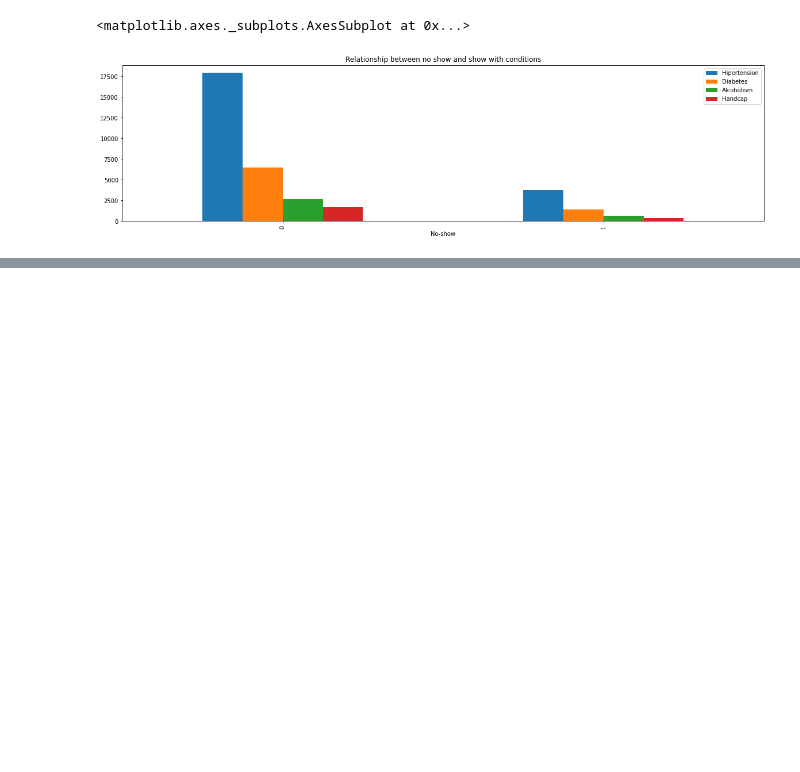
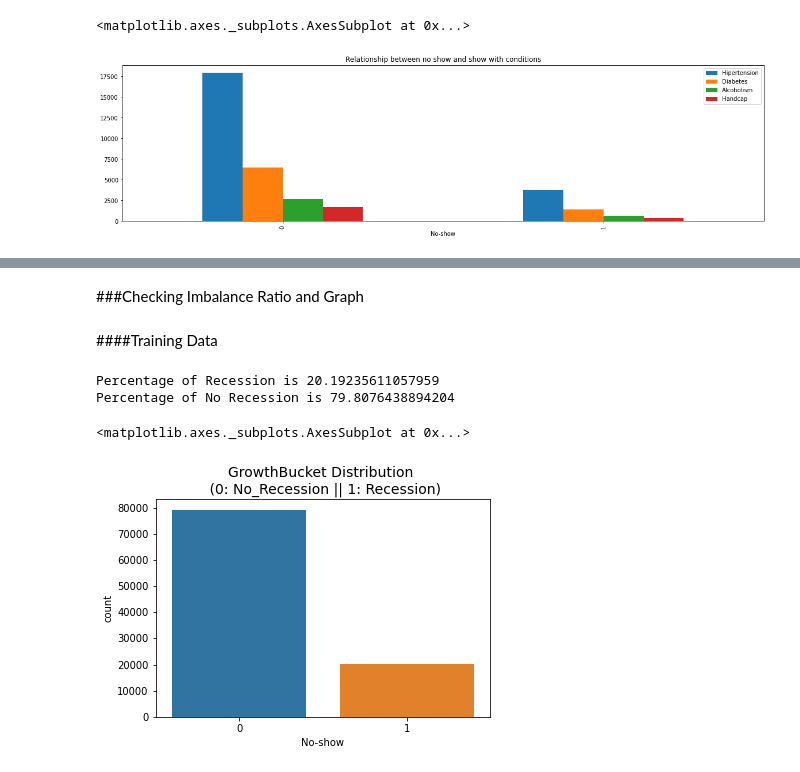
Before and after one commit to thiviyan98/ThiviyanNanthakumarCE888, a Jupyter notebook: Assignment_2/Ass2Data2.ipynb, the cells around one changed output, grey strips where cells are left out. Drawn from its saved outputs; the diff is of its cells as text; code cells hidden in the pictures; blank space fills up the shorter version.

Commit message:
Adapted All steps applied to the second data set the medical one and the medium balanced dataset. Up to Step 3 done.

```diff
--- a/Assignment_2/Ass2Data2.ipynb
+++ b/Assignment_2/Ass2Data2.ipynb
@@ -79,4 +79,4 @@ df[["Neighbourhood"]]=df[["Neighbourhood"]].apply(LabelEncoder().fit_transform)
 #dropped these as they were type str and was not necessary
 # %%
 #dropping these features as they can not be used as they are formatted wrong.
-df.drop(columns=['ScheduledDay','AppointmentDay'])
+df.drop(columns=['ScheduledDay','AppointmentDay'],inplace=True)
@@ -265,0 +262,4 @@ conditions.plot(kind='bar',figsize=(20,5),title='Relationship between no show an
+# %%
+x = df[df.columns[:11]] ##Predictors
+
+y=df['No-show'] ## Target variable
@@ -265,0 +329,12 @@ conditions.plot(kind='bar',figsize=(20,5),title='Relationship between no show an
+# %%
+skf = StratifiedKFold(n_splits=10,shuffle=False,random_state=None)
+
+#enumerate the splits and summerise the distributions
+for train_index, test_index in skf.split(x, y):
+  #selects rows
+  xtrain, xtest = x.iloc[train_index], x.iloc[test_index]
+  ytrain, ytest = y.iloc[train_index], y.iloc[test_index]
+  #summarising the train and test composition
+  train_0, train_1 = len(ytrain[ytrain==0]), len(ytrain[ytrain==1])
+  test_0, test_1 = len(ytest[ytest==0]), len(ytest[ytest==1])
+  print('>Train: 0=%d, 1=%d, Test: 0=%d, 1=%d' % (train_0, train_1, test_0, test_1))
@@ -265,0 +352,21 @@ conditions.plot(kind='bar',figsize=(20,5),title='Relationship between no show an
+# %% [markdown]
+###Checking Imbalance Ratio and Graph
+# %% [markdown]
+####Training Data
+# %%
+recession= len(ytrain[ytrain==1])
+no_recession=len(ytrain[ytrain==0])
+
+percentofrecession= recession/(recession+no_recession)
+percentofnorecession= no_recession/(recession+no_recession)
+
+print("Percentage of Recession is", percentofrecession*100)
+print("Percentage of No Recession is", percentofnorecession*100)
+
+plt.title('GrowthBucket Distribution \n (0: No_Recession || 1: Recession)', fontsize=14)
+sns.countplot(ytrain,data=df)
+# %% [output]
+Percentage of Recession is 20.19235611057959
+Percentage of No Recession is 79.8076438894204
+<matplotlib.axes._subplots.AxesSubplot at 0x...>
+[figure, added]
```
Also changed, not shown: parts of 15 cells of this notebook.
